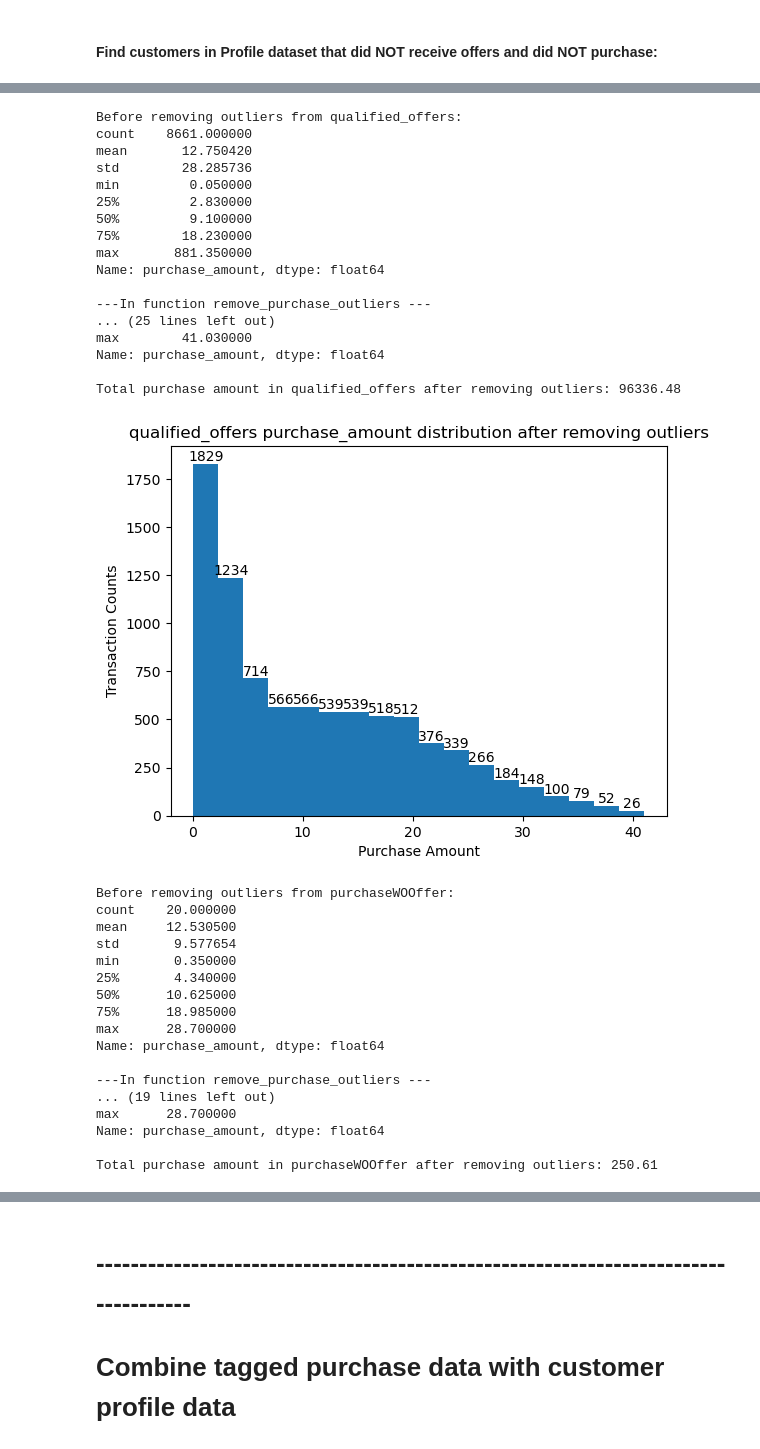
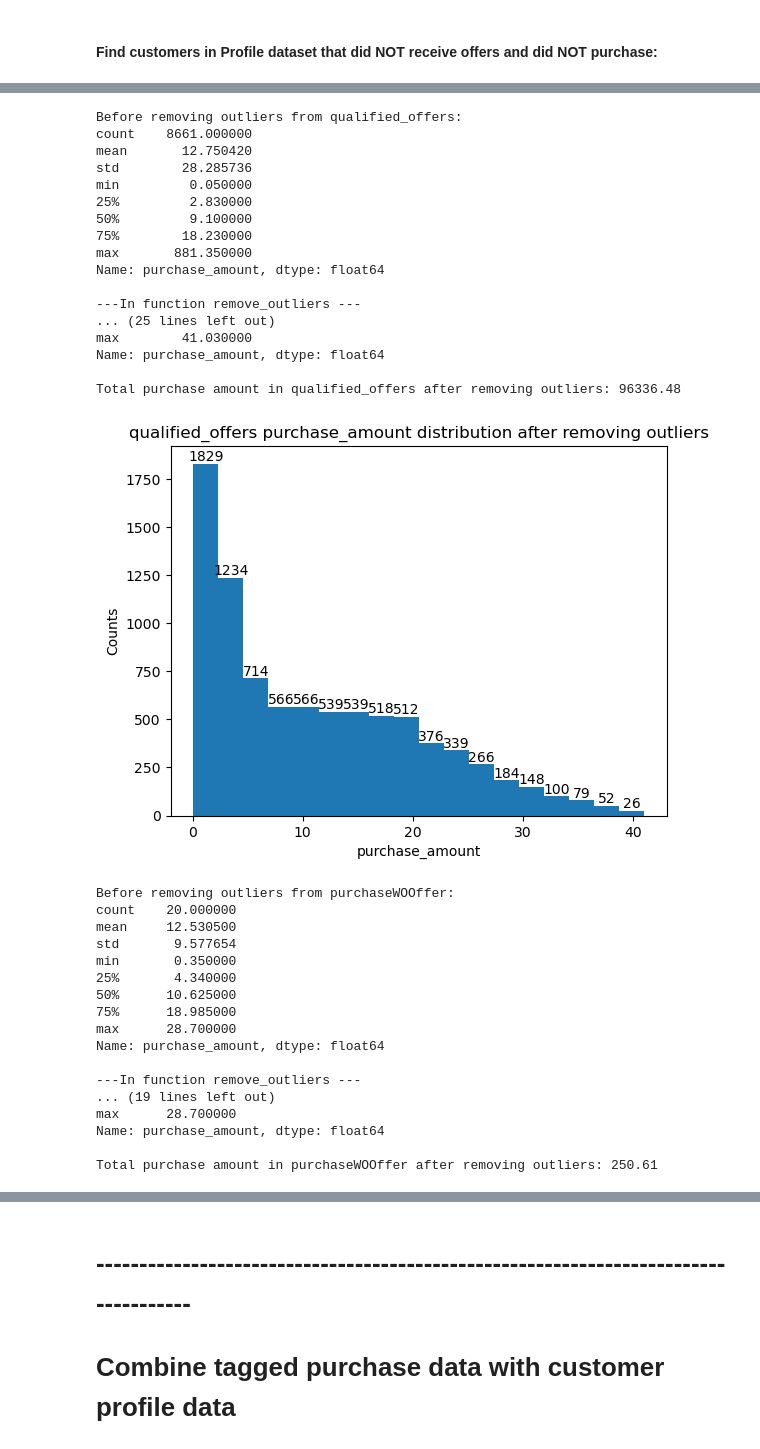
Before and after one commit to dk2127/nd25C_A_P_S, a Jupyter notebook: Starbucks_Capstone_notebook.ipynb, the cells around one changed output, grey strips where cells are left out. Drawn from its saved outputs; the diff is of its cells as text; code cells hidden in the pictures.

```diff
--- a/Starbucks_Capstone_notebook.ipynb
+++ b/Starbucks_Capstone_notebook.ipynb
@@ -804,7 +784,7 @@ def save_model(model, model_filepath):
 # %%
 # call the function to predict the clusters
 PRINT = False
-NumClusters = 12
+
 profiledf5_cluster_pred, X_train_pred_clusterdf, modelkm = create_clusters_on_df(
     profiledf5, NumClusters)
 
@@ -1015,9 +1036,7 @@ portfoliodf1.head()
 | 4 | 5 | 20 | 10 | discount | 0b1e1539f2cc45b7b9fa7c272da2e1d7 | 0 | 1 | 0 | 1 |
 # %%
 # Let's create dummy variable for the offer_type in portfolio
-offer_type_dummies = pd.get_dummies(portfoliodf1['offer_type'],
-                                    prefix='OfrTyp')
-portfoliodf2 = pd.concat([portfoliodf1, offer_type_dummies], axis=1)
+portfoliodf2 = create_dummy_variables(portfoliodf1, 'offer_type', 'OfrTyp')
 
-# Drop the offer_type since we have the dummy vars
-portfoliodf2 = portfoliodf2.drop(['offer_type'], axis=1)
+# let run summary stats on portfolioddf2
+portfoliodf2.describe()
@@ -1122,7 +1138,7 @@ Columns of DataFrame: Index(['person', 'event', 'value', 'time'], dtype='object'
 # %%
 def expand_dict_column(df, column_name):
     """
-    This function expands a column of dictionaries in a DataFrame to multiple columns in the same DataFrame.
+    Utility function expands a column of dictionaries in a DataFrame to multiple columns in the same DataFrame.
     Args:
     - df: a pandas DataFrame containing the column to be expanded
     - column_name: the name of the column to be expanded
@@ -1640,22 +1638,9 @@ No of persons in profile but not receiving offers = 0
 Shape of DataFrame: (0, 3)
 Columns of DataFrame: Index(['person', 'time', 'purchase_amount'], dtype='object')
 No of persons in profile but not in purchase dataset (not making any purchases)= 0
-# %%
-def plot_histogram(df, title):
-    """
-    Plots histogram using DataFrame and gives passed Title.
-    Parameters:
-    df : The DataFrame containing the data to plot histogram.
-    title: str, title of the histgram.
-    Returns: none.
-    """
-    counts, edges, bars = plt.hist(df["purchase_amount"], bins=18)
-    plt.xlabel("Purchase Amount")
-    plt.ylabel('Transaction Counts')
-    plt.title(title)
-    plt.bar_label(bars)
 # %%
-# 3/26 11:30AM # remove outliers from each of the three DFs
+# TEST/evaludate removing outliers from each of the three DFs qualified_offers, purchaseWOOffer, unqualified_purchase_DF
+
 # Store DFs in a list
 dfs = [qualified_offers, purchaseWOOffer, unqualified_purchase_DF]
 
@@ -1668,39 +1653,40 @@ for i, df in enumerate(dfs):
     print(df["purchase_amount"].describe())
 
     # call the the function to remove outliers
-    df_wo_outliers = remove_purchase_outliers(df, "purchase_amount")
+    df_wo_outliers = remove_outliers(df, "purchase_amount")
 
     print(f"\nAfter removing outliers from {df_name}:")
     print(df_wo_outliers["purchase_amount"].describe())
 
     print(
         f"\nTotal purchase amount in {df_name} after removing outliers: {df_wo_outliers['purchase_amount'].sum()}"
     )
 
     # call the the function to plot histogram
     plot_histogram(
         df_wo_outliers,
-        f"{df_name} purchase_amount distribution after removing outliers")
+        f"{df_name} purchase_amount distribution after removing outliers",
+        'purchase_amount', 18)
     plt.show()
 # %% [output]
 Before removing outliers from qualified_offers:
 count    8661.000000
 mean       12.750420
 std        28.285736
 min         0.050000
 25%         2.830000
 50%         9.100000
 75%        18.230000
 max       881.350000
 Name: purchase_amount, dtype: float64
 
----In function remove_purchase_outliers ---
+---In function remove_outliers ---
 ... (25 lines left out)
 max        41.030000
 Name: purchase_amount, dtype: float64
 
 Total purchase amount in qualified_offers after removing outliers: 96336.48
-[figure, old version]
+[figure, new version]
 Before removing outliers from purchaseWOOffer:
 count    20.000000
 mean     12.530500
@@ -1712,7 +1698,7 @@ min       0.350000
 max      28.700000
 Name: purchase_amount, dtype: float64
 
----In function remove_purchase_outliers ---
+---In function remove_outliers ---
 ... (19 lines left out)
 max      28.700000
 Name: purchase_amount, dtype: float64
```
Also changed, not shown: parts of 154 cells of this notebook.
